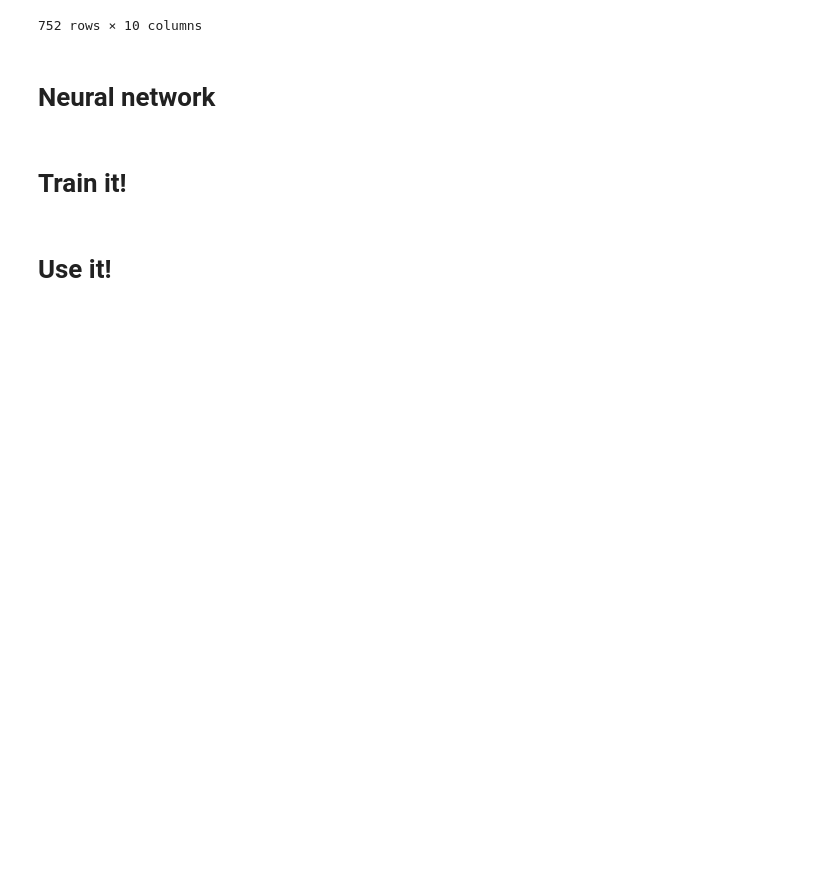
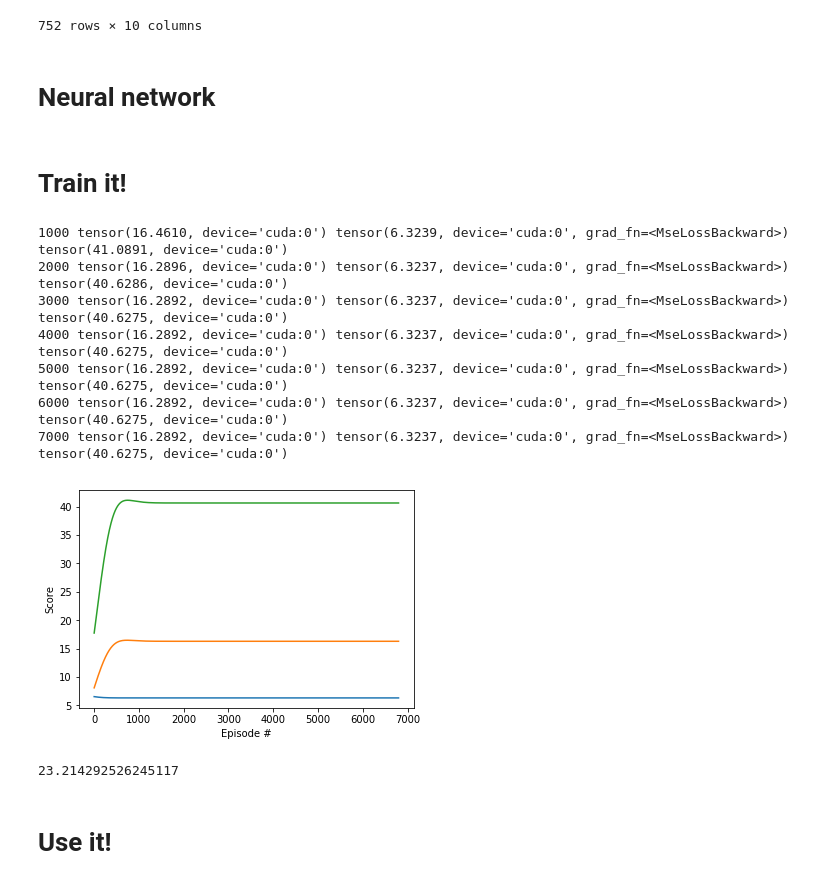
Before and after one commit to JeroenSweerts/TTF, a Jupyter notebook: yearly_model5(CSST_all).ipynb, the cells around one changed output. Cells and saved outputs as stored; diff of their text form; code cells hidden in the pictures; blank space fills up the shorter version.

```diff
--- a/yearly_model5(CSST_all).ipynb
+++ b/yearly_model5(CSST_all).ipynb
@@ -226,8 +360,8 @@ import time
 start_time = time.time()
 device = torch.device("cuda" if torch.cuda.is_available() else "cpu")
 # device="cpu"
-num_nodes = 1280
-net = Net(7,num_nodes,num_nodes,num_nodes,num_nodes,num_nodes,num_nodes,num_nodes,num_nodes,num_nodes,num_nodes,num_nodes,1).to(torch.device(device))
+num_nodes = 640
+net = Net(8,num_nodes,num_nodes,num_nodes,num_nodes,num_nodes,num_nodes,num_nodes,num_nodes,num_nodes,num_nodes,num_nodes,num_nodes,num_nodes,num_nodes,num_nodes,num_nodes,num_nodes,num_nodes,num_nodes,num_nodes,1).to(torch.device(device))
 net.train()
 X_train = X_train.float().to(device)
 y_train = y_train.float().to(device)
@@ -241,7 +375,8 @@ try:
     net.load_state_dict(torch.load('yearly_model_all.pth'))
 except:
     print("can't load model")
-learning_rate = 0.00000001
+# learning_rate = 0.0000001
+learning_rate = 0.00001
 # learning_rate = 0.00000000001
 opt = optim.Adam(params=net.parameters(),lr=learning_rate)
 
@@ -254,7 +389,7 @@ prev_loss = 100000000
 curr_loss = 999
 epoch = 0
 
-# for epoch in range(2500):
+# for epoch in range(25000000):
 while prev_loss >= curr_loss:
 
     #do the forward propagation
@@ -270,37 +405,48 @@ while prev_loss >= curr_loss:
     loss_validate = F.mse_loss(out_validate.view(1, -1), y_validate.float().view(1, -1)).data
     loss_validate_arr.append(loss_validate)
 #     prev_loss = curr_loss
 #     curr_loss = loss_test
 
     epoch = epoch + 1
-    if epoch % 1000 == 1:
+    if epoch % 1000 == 0:
         print(epoch, loss_test,loss_train,loss_validate)
         torch.save(net.state_dict(),'yearly_model_all.pth')
         prev_loss = curr_loss
-        curr_loss = loss_test
+#         curr_loss = loss_test
+        curr_loss = loss_train + loss_test + loss_validate
     # Our optimizer
 
     #optimizer = torch.optim.SGD(net.parameters(), lr=learning_rate, nesterov=True, momentum=0.9, dampening=0)
 
     #do back propagation
     opt.zero_grad()
     loss_train.backward()
 
-#     torch.nn.utils.clip_grad_norm_(net.parameters(), 0.000001)
-    torch.nn.utils.clip_grad_norm_(net.parameters(), 0.01)
+#     torch.nn.utils.clip_grad_norm_(net.parameters(), 0.1)
+#     torch.nn.utils.clip_grad_norm_(net.parameters(), 0.01)
 
     opt.step()
 
 torch.save(net.state_dict(),'yearly_model_all.pth')
 fig = plt.figure()
 ax = fig.add_subplot(111)
 plt.plot(np.arange(len(loss_train_arr[200:])), loss_train_arr[200:],label="train")
 plt.plot(np.arange(len(loss_test_arr[200:])), loss_test_arr[200:],label="test")
 plt.plot(np.arange(len(loss_validate_arr[200:])), loss_validate_arr[200:],label="validate")
 plt.ylabel('Score')
 plt.xlabel('Episode #')
 plt.show()
 print(time.time() - start_time)
+# %% [output]
+1000 tensor(16.4610, device='cuda:0') tensor(6.3239, device='cuda:0', grad_fn=<MseLossBackward>) tensor(41.0891, device='cuda:0')
+2000 tensor(16.2896, device='cuda:0') tensor(6.3237, device='cuda:0', grad_fn=<MseLossBackward>) tensor(40.6286, device='cuda:0')
+3000 tensor(16.2892, device='cuda:0') tensor(6.3237, device='cuda:0', grad_fn=<MseLossBackward>) tensor(40.6275, device='cuda:0')
+4000 tensor(16.2892, device='cuda:0') tensor(6.3237, device='cuda:0', grad_fn=<MseLossBackward>) tensor(40.6275, device='cuda:0')
+5000 tensor(16.2892, device='cuda:0') tensor(6.3237, device='cuda:0', grad_fn=<MseLossBackward>) tensor(40.6275, device='cuda:0')
+6000 tensor(16.2892, device='cuda:0') tensor(6.3237, device='cuda:0', grad_fn=<MseLossBackward>) tensor(40.6275, device='cuda:0')
+7000 tensor(16.2892, device='cuda:0') tensor(6.3237, device='cuda:0', grad_fn=<MseLossBackward>) tensor(40.6275, device='cuda:0')
+[figure, added]
+23.214292526245117
 # %% [markdown]
 # Use it!
 # %%
```
Also changed, not shown: parts of 4 cells of this notebook.
